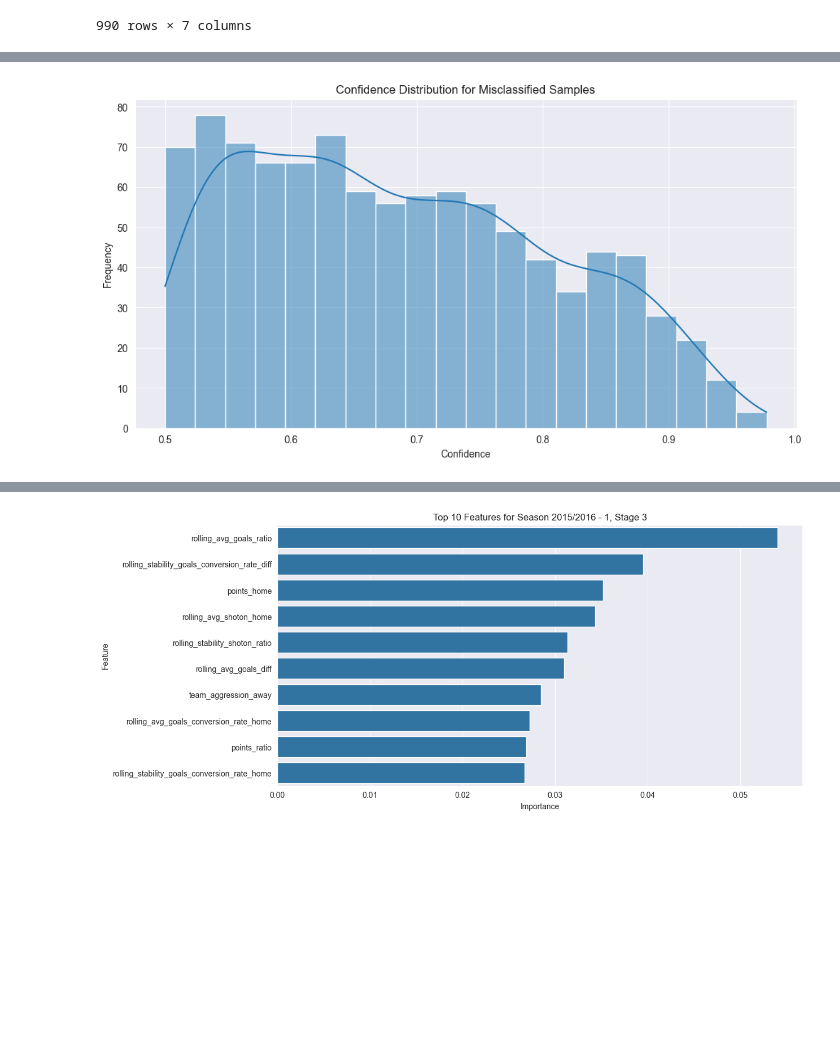
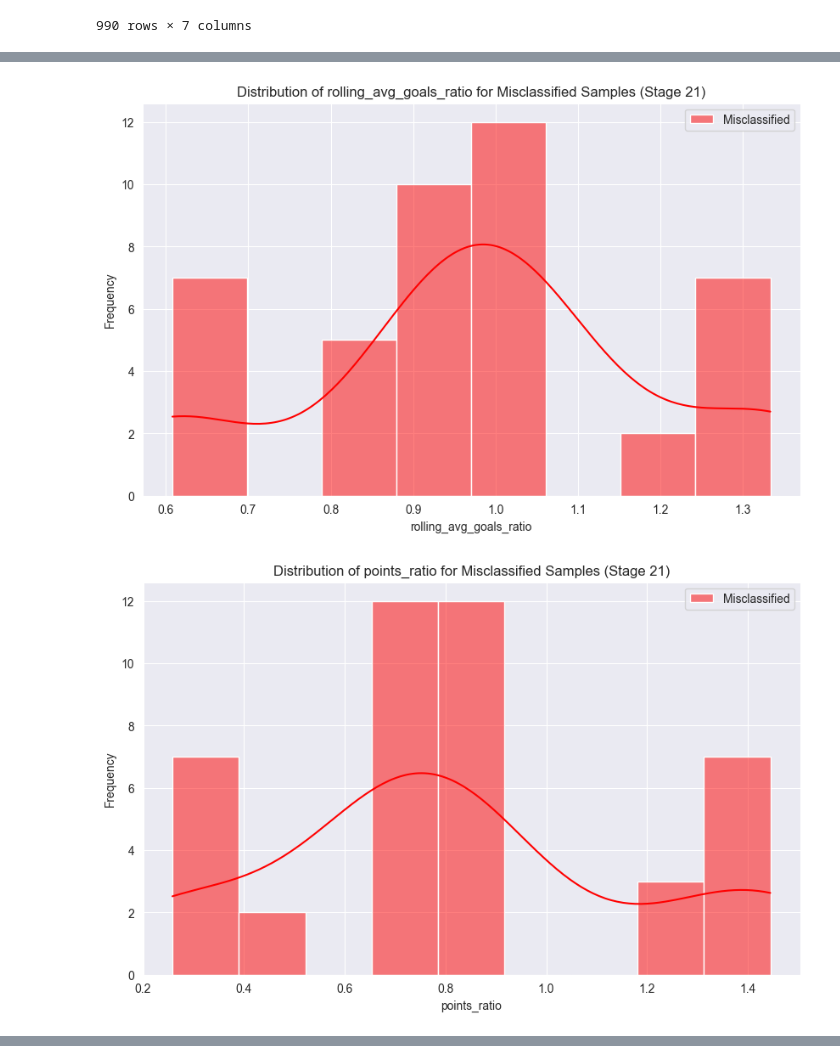
Before and after one commit to kamil0920/football_result_prediction-v2, a Jupyter notebook: src/backtesting/error_analyze.ipynb, the cells around one changed output, grey strips where cells are left out. Drawn from its saved outputs; the diff is of its cells as text; code cells hidden in the pictures; blank space fills up the shorter version.

Commit message:
error analyze #2

```diff
--- a/src/backtesting/error_analyze.ipynb
+++ b/src/backtesting/error_analyze.ipynb
@@ -35,3 +53,13 @@ misclassifications_df
 | 988 | 2968 | 1 | 0 | 0.538892 | 1987602 | 2015/2016 - 7 | 38 |
 | 989 | 2973 | 1 | 0 | 0.919069 | 1987601 | 2015/2016 - 7 | 38 |
 990 rows × 7 columns
+# %%
+df_merged_errors = pd.merge(
+    misclassifications_df[['true_label', 'predicted_label', 'confidence', 'season_context', 'match_id']],
+    df_matches,
+    left_on="match_id",
+    right_on="match_api_id",
+    how="inner"
+)
+
+df_merged_errors
@@ -37,0 +127,18 @@ misclassifications_df
+# %%
+stages_results = pd.read_csv('stages_results.csv')
+
+feature_importances = {}
+
+for idx, row in stages_results.iterrows():
+    importance_dict = eval(row['feature_importance'], {"np": np})
+
+    for feature, importance in importance_dict.items():
+        if feature not in feature_importances:
+            feature_importances[feature] = []
+        feature_importances[feature].append(float(importance))
+
+# Average importance across all stages:
+avg_importance = {feature: sum(values) / len(values) for feature, values in feature_importances.items()}
+sorted_features = sorted(avg_importance.items(), key=lambda x: x[1], reverse=True)
+
+sorted_features[:10]
@@ -68,12 +196,18 @@ error_summary
 # %%
 import seaborn as sns
 import matplotlib.pyplot as plt
 
-plt.figure(figsize=(12, 6))
-sns.histplot(misclassifications_df["confidence"], bins=20, kde=True)
-plt.title("Confidence Distribution for Misclassified Samples")
-plt.xlabel("Confidence")
-plt.ylabel("Frequency")
-plt.show()
+stage_21_errors = df_merged_errors[df_merged_errors['stage'] == 21]
+
+features_to_analyze = ['rolling_avg_goals_ratio', 'points_ratio', 'rolling_stability_shoton_ratio']
+for feature in features_to_analyze:
+    plt.figure(figsize=(10, 6))
+    sns.histplot(stage_21_errors[feature], kde=True, color='red', label='Misclassified')
+    plt.title(f'Distribution of {feature} for Misclassified Samples (Stage 21)')
+    plt.xlabel(feature)
+    plt.ylabel('Frequency')
+    plt.legend()
+    plt.show()
 # %% [output]
-[figure, old version]
+[figure, new version]
+[figure, added]
@@ -107,8 +214,0 @@ feature_importance_df = extract_feature_importance(target_stage.iloc[0])
-# %%
-# Plot top features
-plt.figure(figsize=(12, 6))
-sns.barplot(data=feature_importance_df.head(10), x="Importance", y="Feature")
-plt.title("Top 10 Features for Season 2015/2016 - 1, Stage 3")
-plt.show()
-# %% [output]
-[figure, removed]
```
Also changed, not shown: parts of 12 cells of this notebook, 2 other files.
